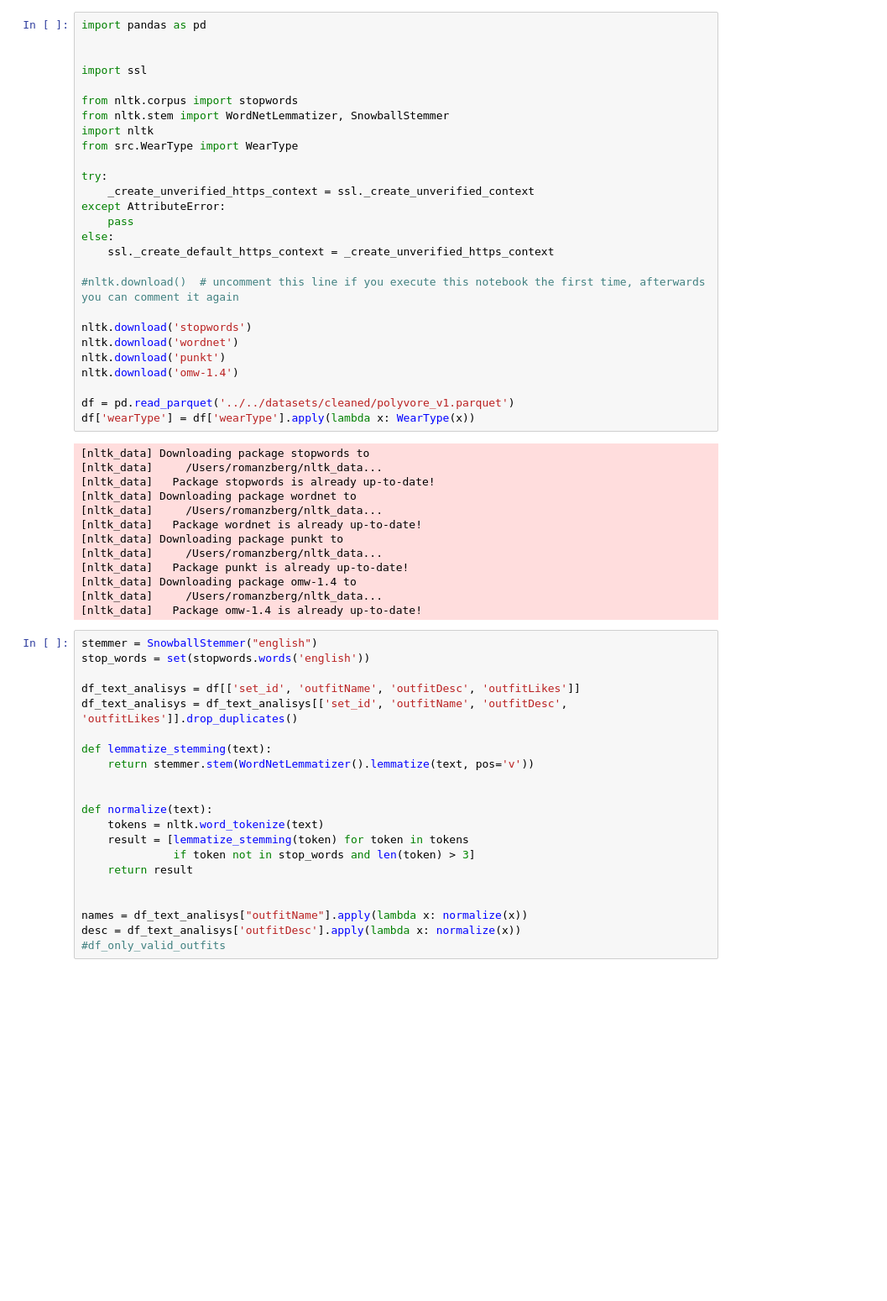
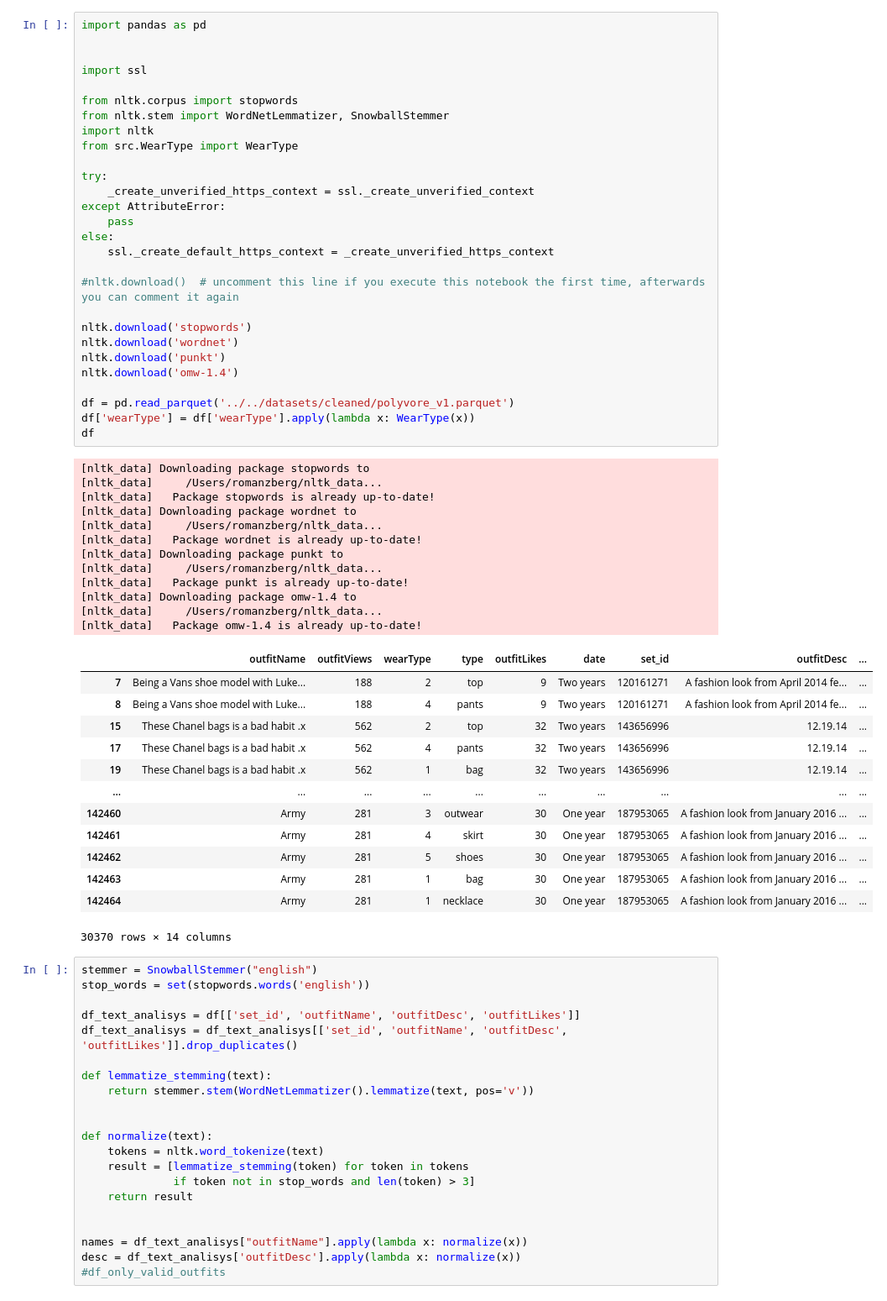
Before and after one commit to RomanZberg/DSPRO2-outfit-recommendation, a Jupyter notebook: data-quality-asessment/polyvore_v1/DescriptionAnalysis.ipynb, the cells around one changed output. Shown: that part at 84% size. Saved outputs shown, nothing was run; the diff lists cells and outputs as text; blank space fills up the shorter version.

```diff
--- a/data-quality-asessment/polyvore_v1/DescriptionAnalysis.ipynb
+++ b/data-quality-asessment/polyvore_v1/DescriptionAnalysis.ipynb
@@ -11,33 +11,47 @@ from src.WearType import WearType
 
 try:
     _create_unverified_https_context = ssl._create_unverified_context
 except AttributeError:
     pass
 else:
     ssl._create_default_https_context = _create_unverified_https_context
 
 #nltk.download()  # uncomment this line if you execute this notebook the first time, afterwards you can comment it again
 
 nltk.download('stopwords')
 nltk.download('wordnet')
 nltk.download('punkt')
 nltk.download('omw-1.4')
 
 df = pd.read_parquet('../../datasets/cleaned/polyvore_v1.parquet')
 df['wearType'] = df['wearType'].apply(lambda x: WearType(x))
+df
 # %% [output]
 [nltk_data] Downloading package stopwords to
 [nltk_data]     /Users/romanzberg/nltk_data...
 [nltk_data]   Package stopwords is already up-to-date!
 [nltk_data] Downloading package wordnet to
 [nltk_data]     /Users/romanzberg/nltk_data...
 [nltk_data]   Package wordnet is already up-to-date!
 [nltk_data] Downloading package punkt to
 [nltk_data]     /Users/romanzberg/nltk_data...
 [nltk_data]   Package punkt is already up-to-date!
 [nltk_data] Downloading package omw-1.4 to
 [nltk_data]     /Users/romanzberg/nltk_data...
 [nltk_data]   Package omw-1.4 is already up-to-date!
+|  | outfitName | outfitViews | wearType | type | outfitLikes | date | set_id | outfitDesc | ... |
+| 7 | Being a Vans shoe model with Luke... | 188 | 2 | top | 9 | Two years | 120161271 | A fashion look from April 2014 fe... | ... |
+| 8 | Being a Vans shoe model with Luke... | 188 | 4 | pants | 9 | Two years | 120161271 | A fashion look from April 2014 fe... | ... |
+| 15 | These Chanel bags is a bad habit .x | 562 | 2 | top | 32 | Two years | 143656996 | 12.19.14 | ... |
+| 17 | These Chanel bags is a bad habit .x | 562 | 4 | pants | 32 | Two years | 143656996 | 12.19.14 | ... |
+| 19 | These Chanel bags is a bad habit .x | 562 | 1 | bag | 32 | Two years | 143656996 | 12.19.14 | ... |
+| ... | ... | ... | ... | ... | ... | ... | ... | ... | ... |
+| 142460 | Army | 281 | 3 | outwear | 30 | One year | 187953065 | A fashion look from January 2016 ... | ... |
+| 142461 | Army | 281 | 4 | skirt | 30 | One year | 187953065 | A fashion look from January 2016 ... | ... |
+| 142462 | Army | 281 | 5 | shoes | 30 | One year | 187953065 | A fashion look from January 2016 ... | ... |
+| 142463 | Army | 281 | 1 | bag | 30 | One year | 187953065 | A fashion look from January 2016 ... | ... |
+| 142464 | Army | 281 | 1 | necklace | 30 | One year | 187953065 | A fashion look from January 2016 ... | ... |
+30370 rows × 14 columns
 # %%
 stemmer = SnowballStemmer("english")
 stop_words = set(stopwords.words('english'))
```
Also changed, not shown: 5 other files.
